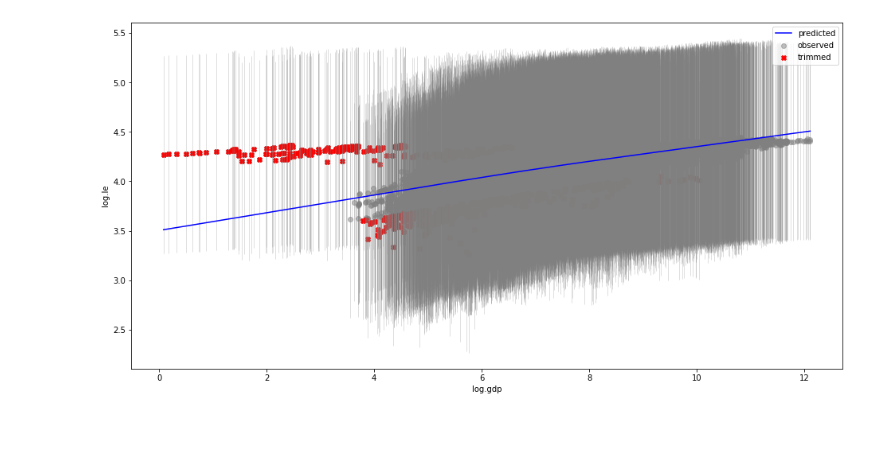
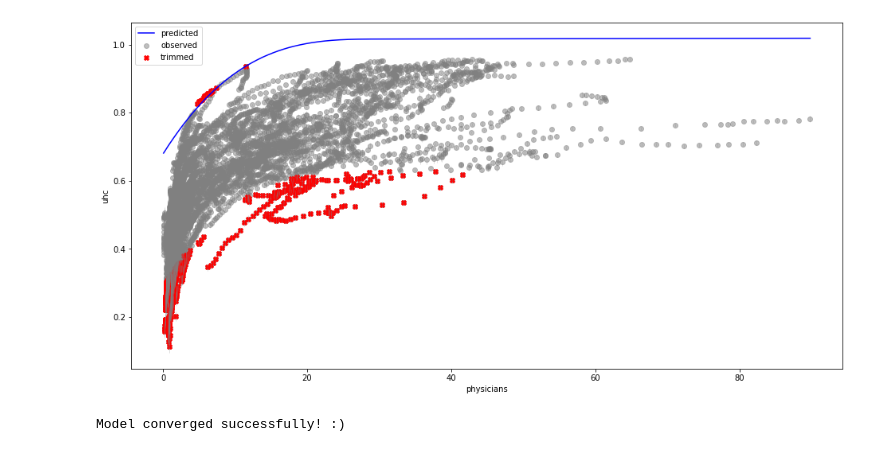
Before and after one commit to ihmeuw-msca/sfma, a Jupyter notebook: notebooks/GDP and LE.ipynb, the cells around one changed output. Saved outputs shown, nothing was run; the diff lists cells and outputs as text; code cells hidden in the pictures.

```diff
--- a/notebooks/GDP and LE.ipynb
+++ b/notebooks/GDP and LE.ipynb
@@ -28,17 +50,19 @@ ax[1].scatter(np.log(df[["gdp"]]), np.log(df[["le"]]), alpha=0.3)
+# %%
+uhc['uhc_std'] = uhc['uhc_variance']**0.5
 # %%
 model = SFMAModel(
-    df=df,
-    col_output='log.le',
-    col_se='int',
-    col_input='log.gdp',
+    df=uhc,
+    col_output='uhc',
+    col_se='uhc_std',
+    col_input='physicians',
     concave=True,
     knots_type='domain',
     knots_num=4,
-    # include_gamma=True,
+    include_gamma=False,
     increasing=True,
-    r_linear=True,
-    pct_trimming=0.05,
+    r_linear=False,
+    pct_trimming=0.10,
     constr_grid_num=100
 )
-model.fit(step_size=100)
+model.fit(step_size=100, max_iter=10)
 # %% [output]
@@ -46,0 +71,4 @@ Model converged successfully! :)
+# %%
+uhc.sort_values("physicians", inplace=True)
+# %%
+uhc['weights'] = model.marginal_model.w
@@ -47,4 +81,22 @@ Model converged successfully! :)
 # %%
-model.plot_frontier(df)
+model.plot_frontier(uhc)
 # %% [output]
-[figure, old version]
+[figure, new version]
+# %%
+model2 = SFMAModel(
+    df=uhc.loc[uhc.weights > 0.0],
+    col_output='uhc',
+    col_se='uhc_std',
+    col_input='physicians',
+    concave=True,
+    knots_type='domain',
+    knots_num=4,
+    include_gamma=True,
+    increasing=True,
+    r_linear=True,
+    pct_trimming=0.00,
+    constr_grid_num=100
+)
+model2.fit(step_size=100)
+# %% [output]
+Model converged successfully! :)
```
Also changed, not shown: parts of 9 cells of this notebook, 2 other files.
